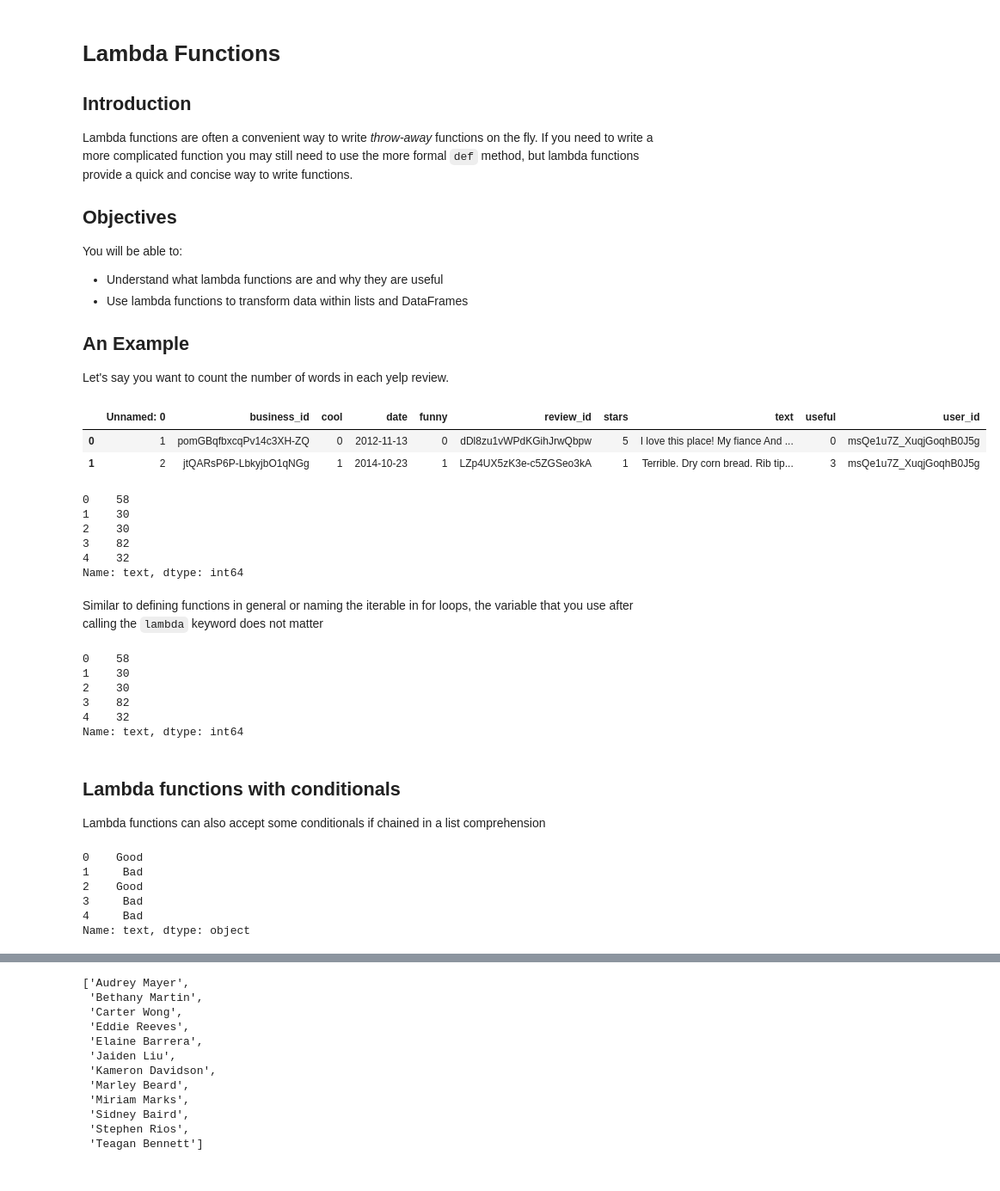
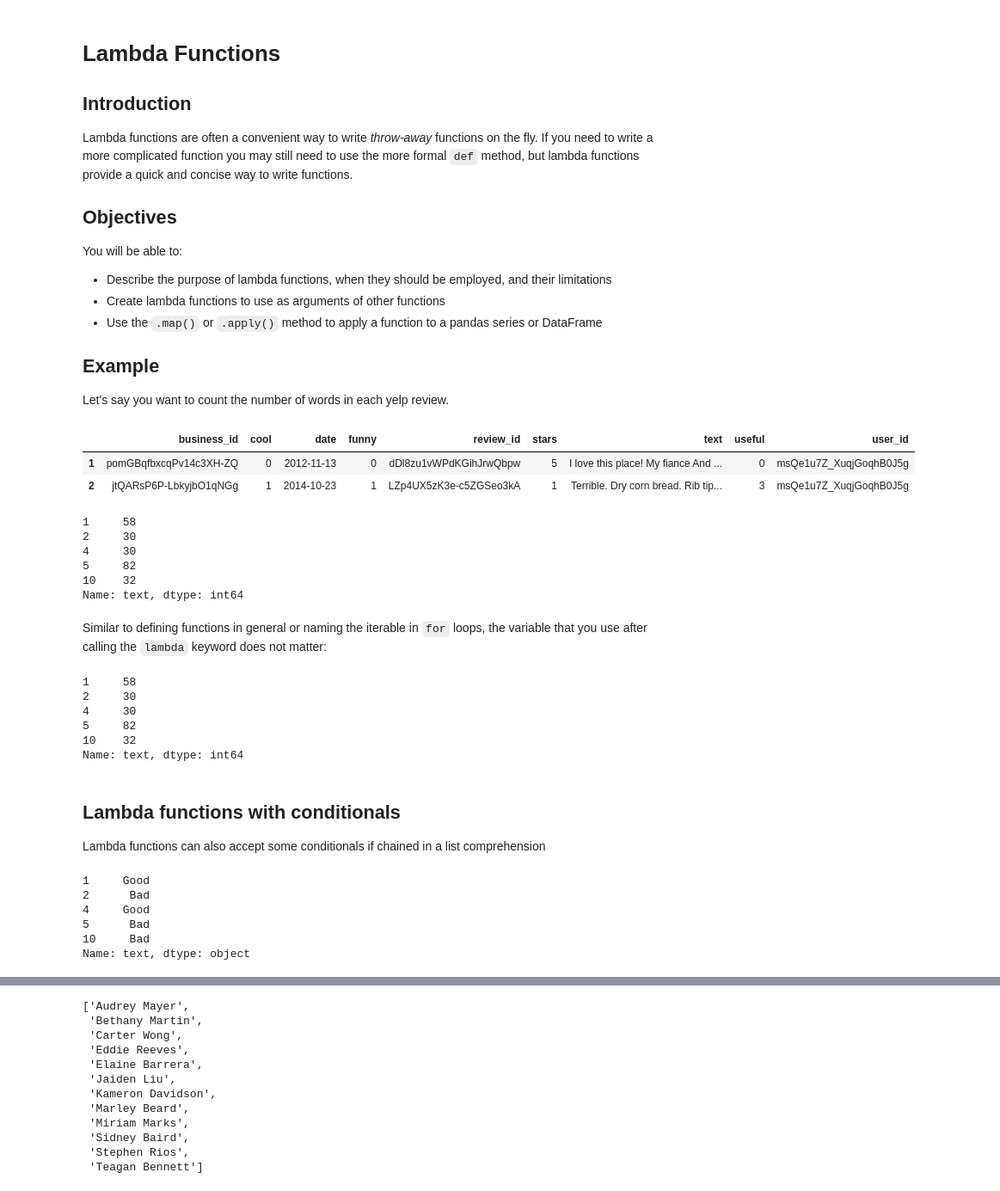
Before and after one commit to learn-co-curriculum/dsc-lambda-functions, a Jupyter notebook: index.ipynb, the cells around one changed output, grey strips where cells are left out. Shown: that part at 86% size. Cells and saved outputs as stored; diff of their text form; code cells hidden in the pictures.

```diff
--- a/index.ipynb
+++ b/index.ipynb
@@ -7,40 +7,41 @@ Lambda functions are often a convenient way to write *throw-away* functions on t
 
 ## Objectives
 You will be able to:
-* Understand what lambda functions are and why they are useful
-* Use lambda functions to transform data within lists and DataFrames
+* Describe the purpose of lambda functions, when they should be employed, and their limitations
+* Create lambda functions to use as arguments of other functions
+* Use the `.map()` or `.apply()` method to apply a function to a pandas series or DataFrame
 
 
-## An Example
+## Example
 
 Let's say you want to count the number of words in each yelp review.
 # %%
 import pandas as pd
-df = pd.read_csv('Yelp_Reviews.csv')
+df = pd.read_csv('Yelp_Reviews.csv', index_col=0)
 df.head(2)
 # %% [output]
-|  | Unnamed: 0 | business_id | cool | date | funny | review_id | stars | text | useful | user_id |
-| 0 | 1 | pomGBqfbxcqPv14c3XH-ZQ | 0 | 2012-11-13 | 0 | dDl8zu1vWPdKGihJrwQbpw | 5 | I love this place! My fiance And ... | 0 | msQe1u7Z_XuqjGoqhB0J5g |
-| 1 | 2 | jtQARsP6P-LbkyjbO1qNGg | 1 | 2014-10-23 | 1 | LZp4UX5zK3e-c5ZGSeo3kA | 1 | Terrible. Dry corn bread. Rib tip... | 3 | msQe1u7Z_XuqjGoqhB0J5g |
+|  | business_id | cool | date | funny | review_id | stars | text | useful | user_id |
+| 1 | pomGBqfbxcqPv14c3XH-ZQ | 0 | 2012-11-13 | 0 | dDl8zu1vWPdKGihJrwQbpw | 5 | I love this place! My fiance And ... | 0 | msQe1u7Z_XuqjGoqhB0J5g |
+| 2 | jtQARsP6P-LbkyjbO1qNGg | 1 | 2014-10-23 | 1 | LZp4UX5zK3e-c5ZGSeo3kA | 1 | Terrible. Dry corn bread. Rib tip... | 3 | msQe1u7Z_XuqjGoqhB0J5g |
 # %%
 df['text'].map(lambda x: len(x.split())).head()
 # %% [output]
-0    58
-1    30
-2    30
-3    82
-4    32
+1     58
+2     30
+4     30
+5     82
+10    32
 Name: text, dtype: int64
 # %% [markdown]
-Similar to defining functions in general or naming the iterable in for loops, the variable that you use after calling the `lambda` keyword does not matter
+Similar to defining functions in general or naming the iterable in `for` loops, the variable that you use after calling the `lambda` keyword does not matter:
 # %%
 df['text'].map(lambda review_text: len(review_text.split())).head()
 # %% [output]
-0    58
-1    30
-2    30
-3    82
-4    32
+1     58
+2     30
+4     30
+5     82
+10    32
 Name: text, dtype: int64
 # %% [markdown]
 ## Lambda functions with conditionals
@@ -48,11 +49,11 @@ Lambda functions can also accept some conditionals if chained in a list comprehe
 # %%
 df['text'].map(lambda x: 'Good' if any([word in x.lower() for word in ['awesome', 'love', 'good', 'great']]) else 'Bad').head()
 # %% [output]
-0    Good
-1     Bad
-2    Good
-3     Bad
-4     Bad
+1     Good
+2      Bad
+4     Good
+5      Bad
+10     Bad
 Name: text, dtype: object
 # %% [markdown]
 ## Note
```
Also changed, not shown: parts of 16 cells of this notebook, 4 other files.
